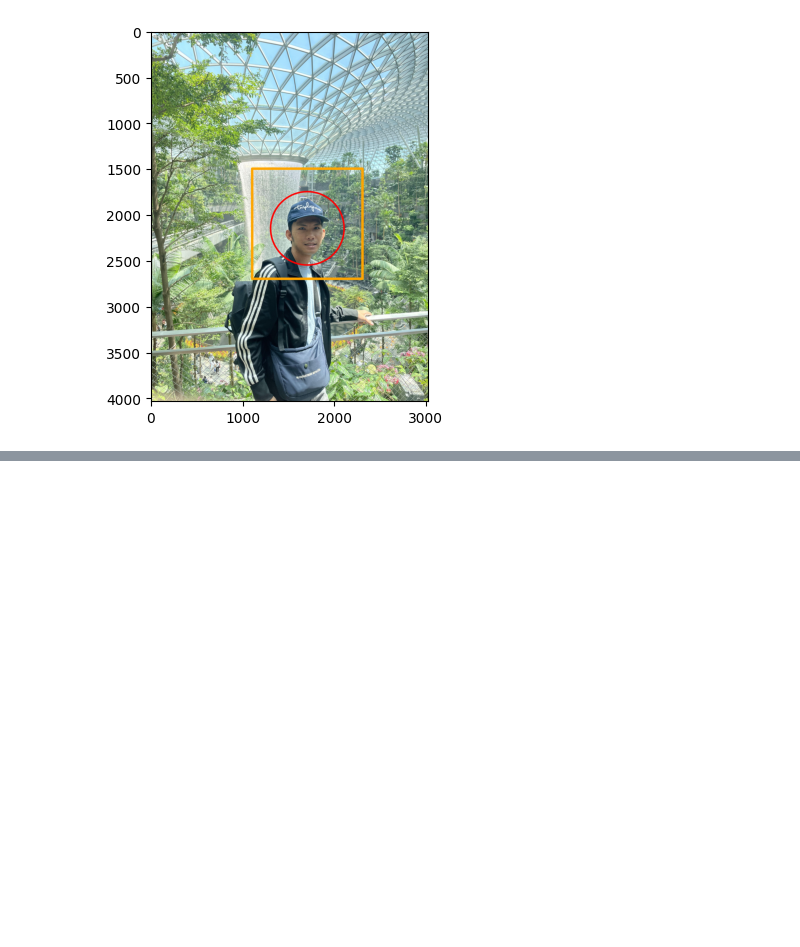
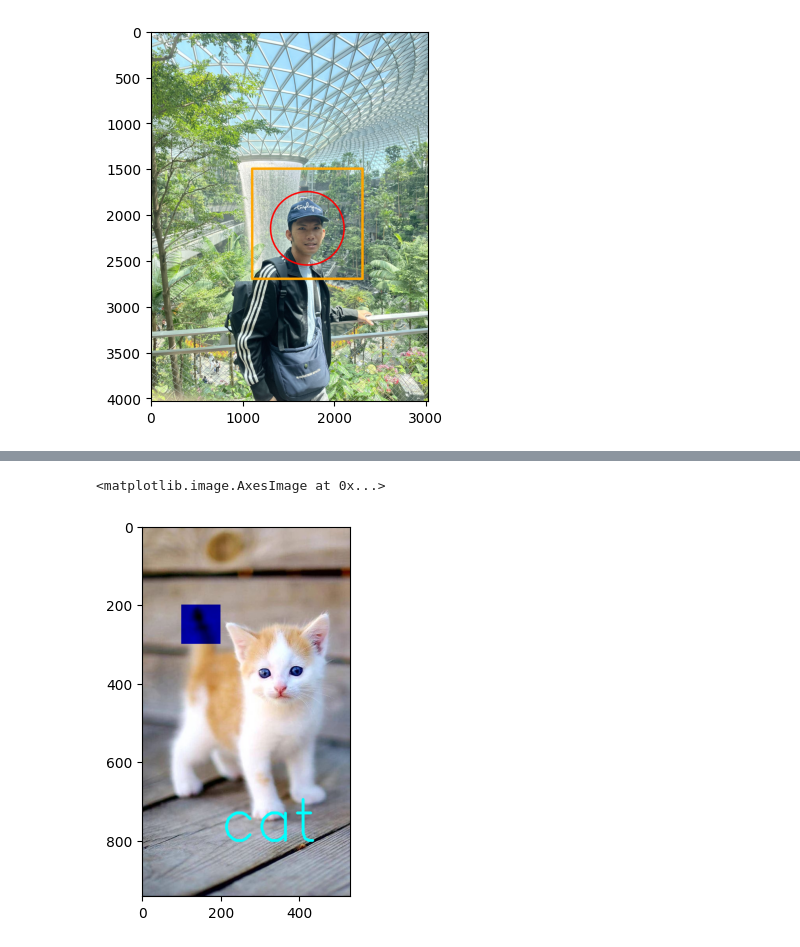
Before and after one commit to filladani/PCVK_2024, a Jupyter notebook: week2.ipynb, the cells around one changed output, grey strips where cells are left out. Drawn from its saved outputs; the diff is of its cells as text; code cells hidden in the pictures; blank space fills up the shorter version.

```diff
--- a/week2.ipynb
+++ b/week2.ipynb
@@ -215,0 +217,8 @@ plt.imshow(blue)
+# %%
+# Tugas No.9
+font=cv.FONT_HERSHEY_SIMPLEX
+cv.putText(blue,text='cat',org=(200,800),fontFace=font,fontScale=5,color=(0,255,255),thickness=5,lineType=cv.LINE_AA)
+plt.imshow(blue)
+# %% [output]
+<matplotlib.image.AxesImage at 0x...>
+[figure, added]
```
Also changed, not shown: parts of 7 cells of this notebook.
